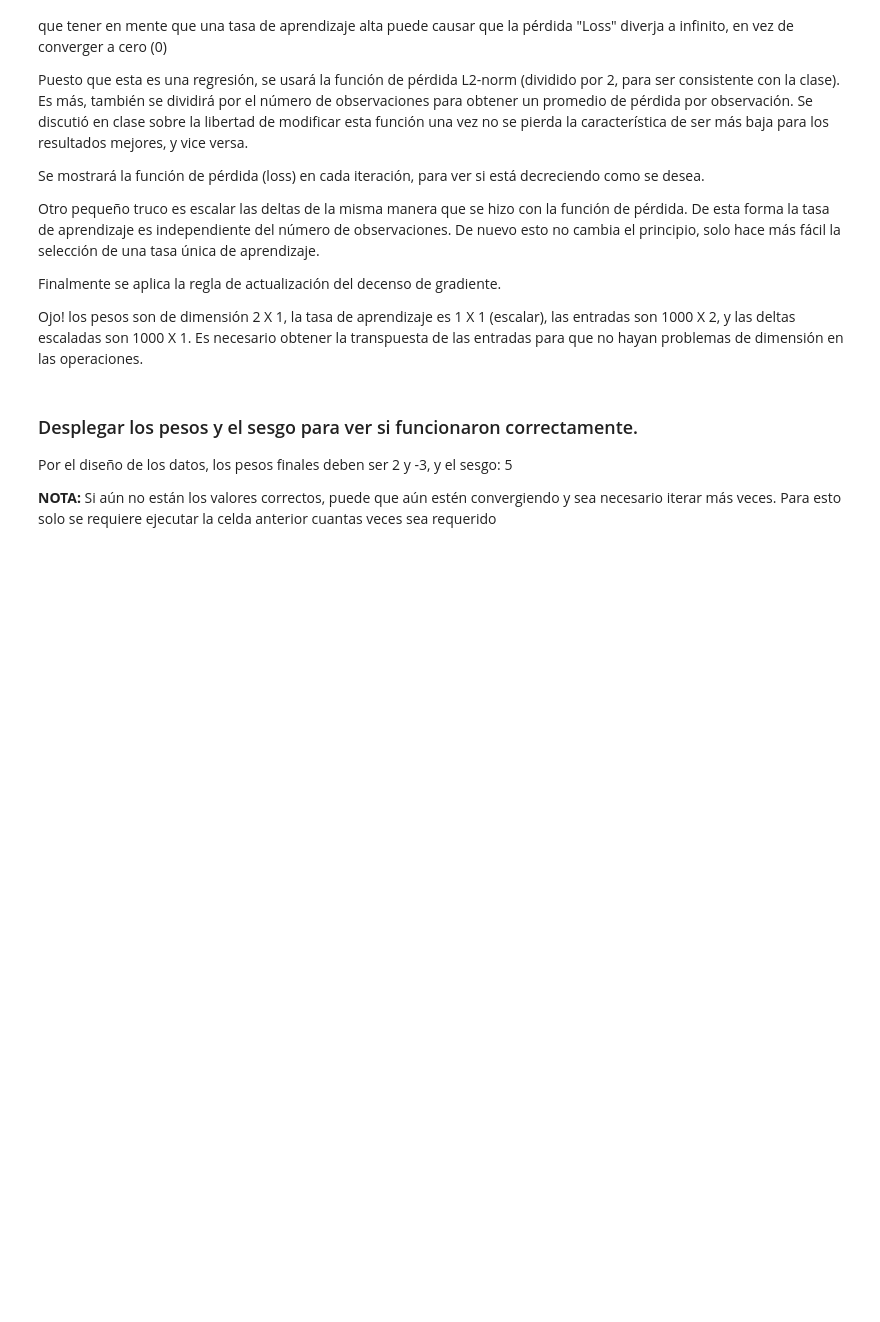
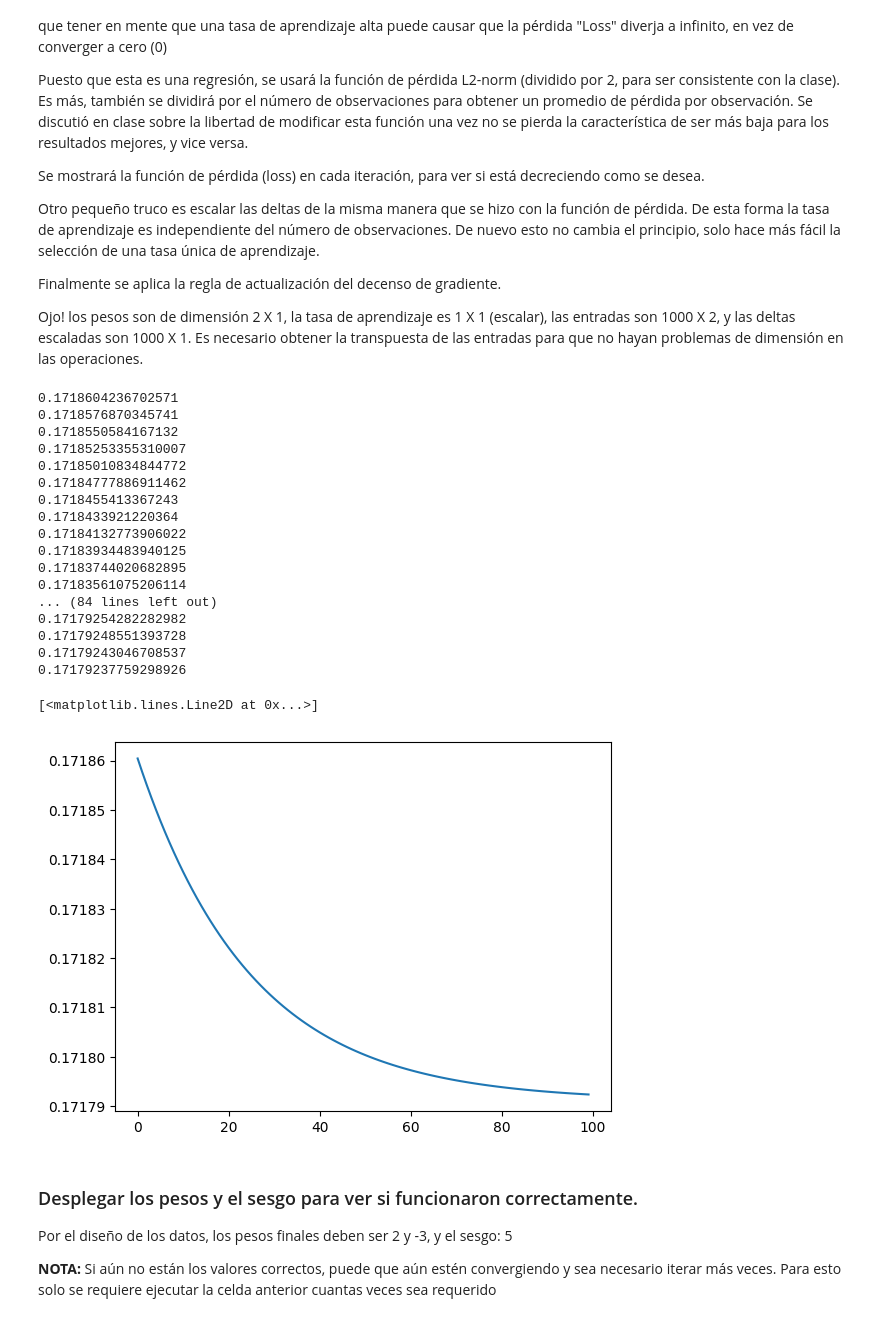
Before and after one commit to jazurdia/HDT6-MD, a Jupyter notebook: Red_Neuronal_Basica.ipynb, the cells around one changed output. Drawn from its saved outputs; the diff is of its cells as text; code cells hidden in the pictures; blank space fills up the shorter version.

```diff
--- a/Red_Neuronal_Basica.ipynb
+++ b/Red_Neuronal_Basica.ipynb
@@ -106,28 +130,54 @@ Finalmente se aplica la regla de actualización del decenso de gradiente.
 
 Ojo!  los pesos son de dimensión 2 X 1, la tasa de aprendizaje es 1 X 1 (escalar), las entradas son 1000 X 2, y las deltas escaladas son 1000 X 1.  Es necesario obtener la transpuesta de las entradas para que no hayan problemas de dimensión en las operaciones.
 # %%
+lista_perdidas = []
+
 for i in range (100):
 
     # Esta es la ecuacion del modelo lineal: y = xw + b
     y = np.dot(X, pesos) + sesgos
 
     # Las deltas son las diferencias entre las salidas y las metas (targets)
     # deltas es un vector 1000 x 1
     deltas = y - metas
 
     perdida = np.sum(deltas ** 2) / 2 / observaciones
+
+    lista_perdidas.append(perdida)
 
     print(perdida)
 
     deltas_escaladas = deltas / observaciones
 
     pesos = pesos - eta * np.dot(X.T, deltas_escaladas)
     sesgos = sesgos - eta * np.sum(deltas_escaladas)
 
     # Los pesos son actualizados en forma de algebra lineal(una matriz menos otra)
     # Sin embargo, los sesgos en este caso son solo un número (solo se calcula una salida),
     #       es necesario transformar las deltas a un escalar.
     # Ambas líneas son consistentes con la metodología de decenso de gradiente
+
+plt.plot(lista_perdidas)
+# %% [output]
+0.1718604236702571
+0.1718576870345741
+0.1718550584167132
+0.17185253355310007
+0.17185010834844772
+0.17184777886911462
+0.1718455413367243
+0.1718433921220364
+0.17184132773906022
+0.17183934483940125
+0.17183744020682895
+0.17183561075206114
+... (84 lines left out)
+0.17179254282282982
+0.17179248551393728
+0.17179243046708537
+0.17179237759298926
+[<matplotlib.lines.Line2D at 0x...>]
+[figure, added]
 # %% [markdown]
 ### Desplegar los pesos y el sesgo para ver si funcionaron correctamente.
 
```
Also changed, not shown: parts of 7 cells of this notebook, 1 other file.
